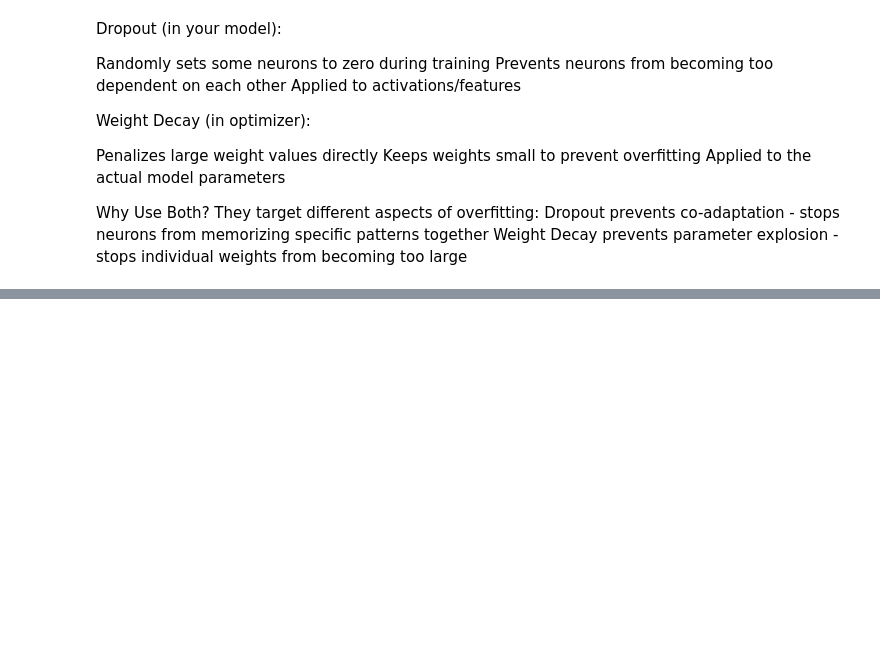
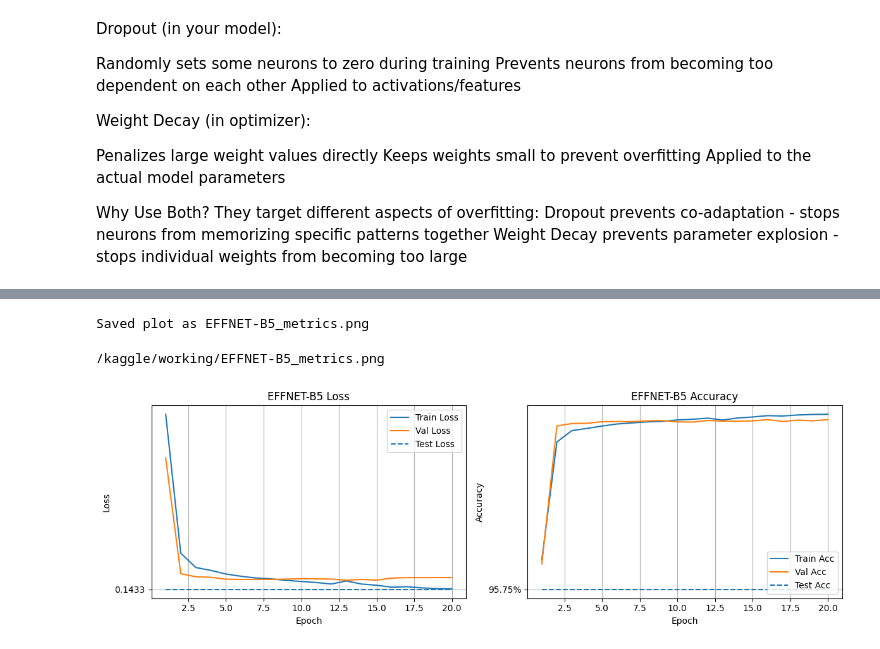
Before and after one commit to Raahim58/PRNet_MaanzAI, a Jupyter notebook: PRNet_replicate.ipynb, the cells around one changed output, grey strips where cells are left out. Drawn from its saved outputs; the diff is of its cells as text; code cells hidden in the pictures; blank space fills up the shorter version.

```diff
--- a/PRNet_replicate.ipynb
+++ b/PRNet_replicate.ipynb
@@ -514,4 +559,46 @@ def create_warmup_cosine_scheduler(optimizer, total_epochs, warmup_epochs=3, min
         milestones=[warmup_epochs]
     )
     return scheduler
+# %%
+def plot_metrics_per_model(results):
+    """
+    For each result dict in `results`, creates a figure with two side-by-side plots:
+      - Left: Loss curves (train, val, and horizontal test line)
+      - Right: Accuracy curves (train, val, and horizontal test line)
+
+    Assumes each dict has keys:
+      'ConfigLabel', 'Train Losses', 'Val Losses', 'Test Loss',
+      'Train Accs', 'Val Accs', 'Test Acc'.
+    """
+    for r in results:
+        label = r.get('ConfigLabel', r.get('Backbone', 'Model'))
+        epochs = range(1, len(r['Train Losses']) + 1)
+        fig, (ax_loss, ax_acc) = plt.subplots(1, 2, figsize=(12, 4))
+
+        # loss plot
+        ax_loss.plot(epochs, r['Train Losses'], label='Train Loss')
+        ax_loss.plot(epochs, r['Val Losses'], label='Val Loss')
+        ax_loss.hlines(r['Test Loss'], xmin=1, xmax=epochs[-1], linestyles='--', label='Test Loss')
+        ax_loss.set_title(f'{label} Loss')
+        ax_loss.set_xlabel('Epoch')
+        ax_loss.set_ylabel('Loss')
+        ax_loss.legend()
+        ax_loss.grid(True)
+
+        # accuracy plot
+        ax_acc.plot(epochs, r['Train Accs'], label='Train Acc')
+        ax_acc.plot(epochs, r['Val Accs'], label='Val Acc')
+        ax_acc.hlines(r['Test Accuracy'], xmin=1, xmax=20, linestyles='--', label='Test Acc')
+        ax_acc.set_title(f'{label} Accuracy')
+        ax_acc.set_xlabel('Epoch')
+        ax_acc.set_ylabel('Accuracy')
+        ax_acc.legend()
+        ax_acc.grid(True)
+
+        plt.tight_layout()
+        filename = f"{label.replace(' ', '_')}_metrics.png"
+        plt.savefig(filename)
+        print(f"Saved plot as {filename}")
+        display(FileLink(filename))
+        plt.show()
 # %%
@@ -770,0 +959,7 @@ print(f"\nresults saved to prnet_results.csv")
+# %%
+# plot loss and accuracy curves
+plot_metrics_per_model(results)
+# %% [output]
+Saved plot as EFFNET-B5_metrics.png
+/kaggle/working/EFFNET-B5_metrics.png
+[figure, added]
```
Also changed, not shown: parts of 19 cells of this notebook, 2 other files.
